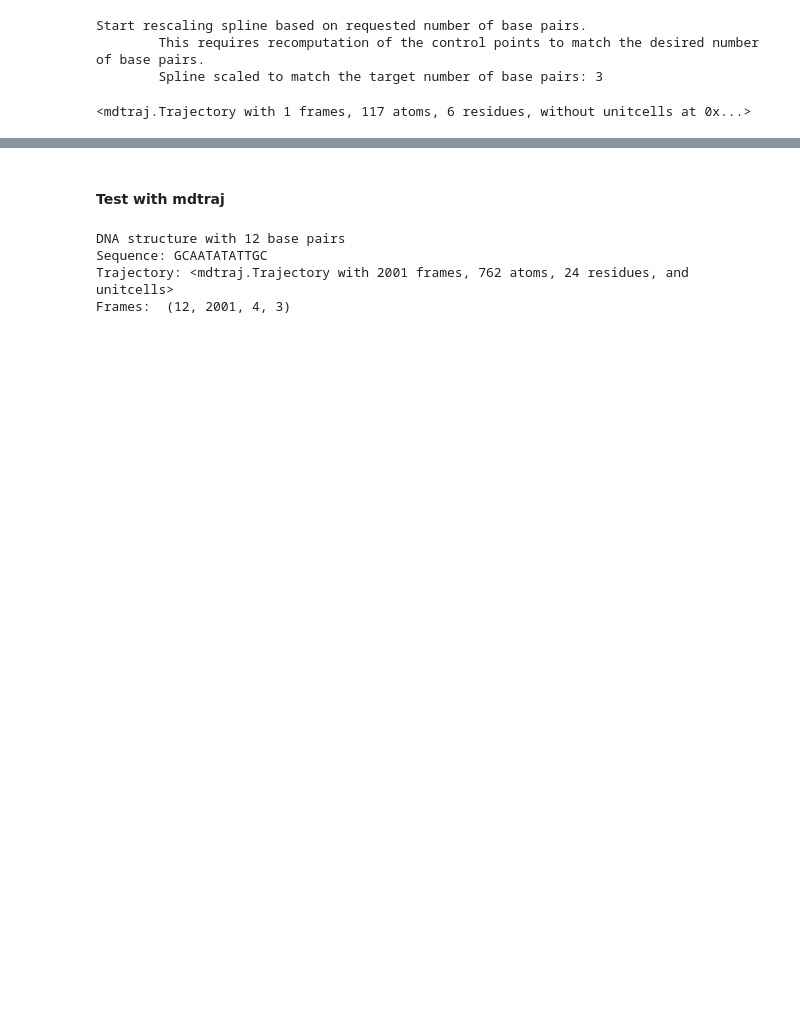
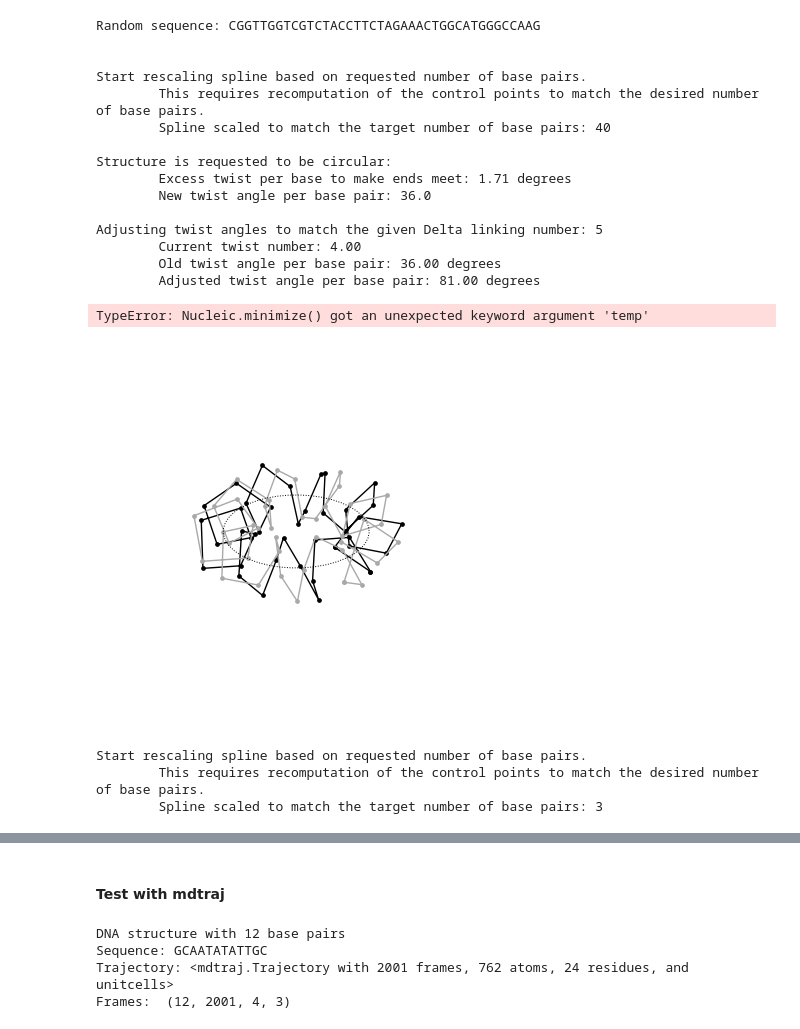
Before and after one commit to Heezch/mdna, a Jupyter notebook: studies/_orchestrate/demo.ipynb, the cells around one changed output, grey strips where cells are left out. Saved outputs shown, nothing was run; the diff lists cells and outputs as text; code cells hidden in the pictures; blank space fills up the shorter version.

```diff
--- a/studies/_orchestrate/demo.ipynb
+++ b/studies/_orchestrate/demo.ipynb
@@ -17,7 +17,30 @@ The autoreload extension is already loaded. To reload it, use:
+# %%
+shape = mdna.Shapes.circle(10)
+nuc = mdna.make(control_points=shape,n_bp=40,closed=True,dLk=5)
+nuc.draw()
+nuc.minimize(equilibrate_writhe=False,simple=True,exvol_rad=0, temperature==300)
+nuc.draw()
+# %% [output]
+Random sequence: CGGTTGGTCGTCTACCTTCTAGAAACTGGCATGGGCCAAG
+
+
+Start rescaling spline based on requested number of base pairs.
+        This requires recomputation of the control points to match the desired number of base pairs.
+        Spline scaled to match the target number of base pairs: 40
+
+Structure is requested to be circular:
+        Excess twist per base to make ends meet: 1.71 degrees
+        New twist angle per base pair: 36.0
+
+Adjusting twist angles to match the given Delta linking number: 5
+        Current twist number: 4.00
+        Old twist angle per base pair: 36.00 degrees
+        Adjusted twist angle per base pair: 81.00 degrees
+TypeError: Nucleic.minimize() got an unexpected keyword argument 'temp'
+[figure, added]
 # %%
-mdna.sequence_to_pdb('CAT')
+pdb = mdna.sequence_to_pdb('CAT')
 # %% [output]
 Start rescaling spline based on requested number of base pairs.
         This requires recomputation of the control points to match the desired number of base pairs.
         Spline scaled to match the target number of base pairs: 3
-<mdtraj.Trajectory with 1 frames, 117 atoms, 6 residues, without unitcells at 0x...>
```
Also changed, not shown: parts of 11 cells of this notebook, 6 other files.
